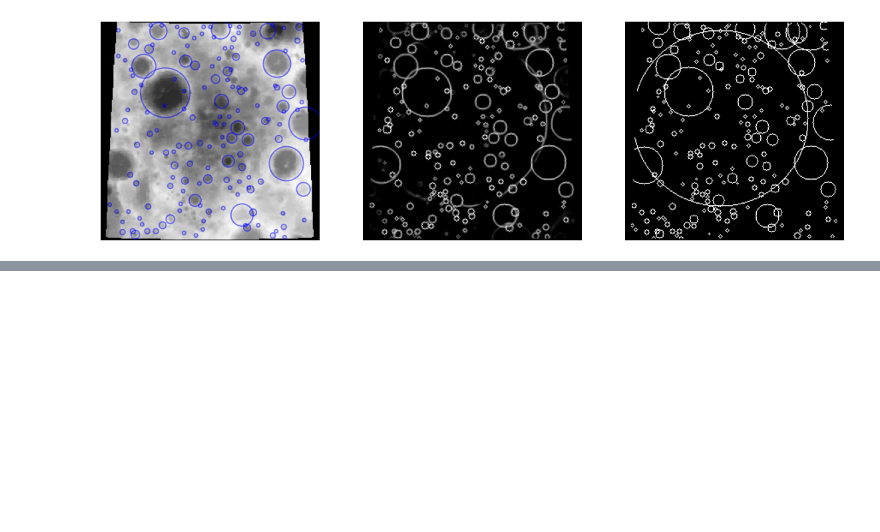
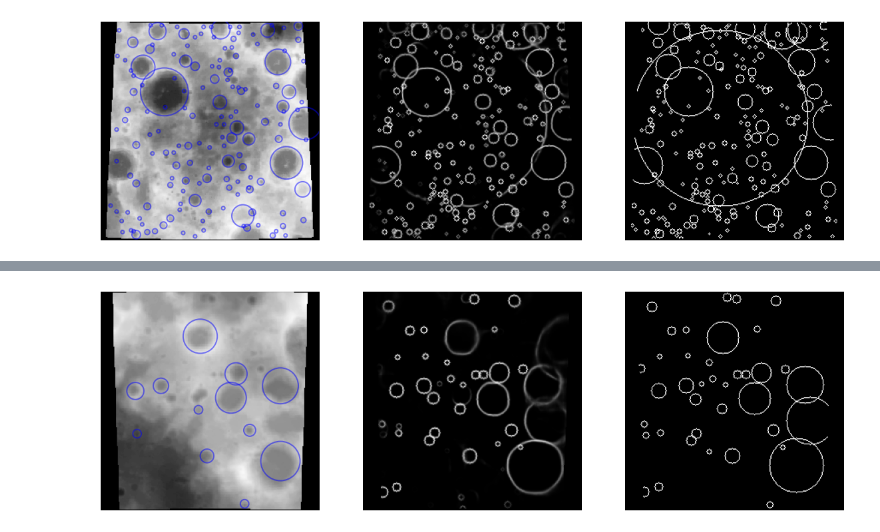
Before and after one commit to wdoppenberg/crater-detection, a Jupyter notebook: test.ipynb, the cells around one changed output, grey strips where cells are left out. Cells and saved outputs as stored; diff of their text form; code cells hidden in the pictures; blank space fills up the shorter version.

Commit message:
First working Hough transform approach

```diff
--- a/test.ipynb
+++ b/test.ipynb
@@ -79,0 +89,34 @@ axes[2].axis('off')
+# %%
+%%time
+
+i = 4
+
+
+fig, axes = plt.subplots(1, 3, figsize=(20, 10))
+axes[0].imshow(batch[i, 0], cmap='Greys_r')
+axes[0].axis('off')
+axes[1].imshow(out[i, 0], cmap='Greys_r')
+axes[1].axis('off')
+axes[2].imshow(targets[i], cmap='Greys_r')
+axes[2].axis('off')
+
+src = out[i, 0].copy()
+# ret, src = cv2.threshold(src, 0.3, 1, cv2.THRESH_BINARY)
+output = src.copy()*255
+canvas = np.zeros_like(src)
+
+# Find circles
+circles = cv2.HoughCircles(np.uint8(src*255), cv2.HOUGH_GRADIENT, 1, 20, None, 160, 25, 1, 25)
+
+# If some circle is found
+if circles is not None:
+    # Get the (x, y, r) as integers
+    circles = np.round(circles[0, :]).astype("int")
+
+    # loop over the circles
+    for x, y, r in circles:
+        circle = plt.Circle((x, y), r, color='blue', fill=False, linewidth=2, alpha=0.5)
+        axes[0].add_artist(circle)
+else:
+    print("No circles found!")
+# %% [output]
@@ -80 +125,2 @@ axes[2].axis('off')
+[figure, added]
 # %%
```
Also changed, not shown: parts of 6 cells of this notebook, 1 other file.
